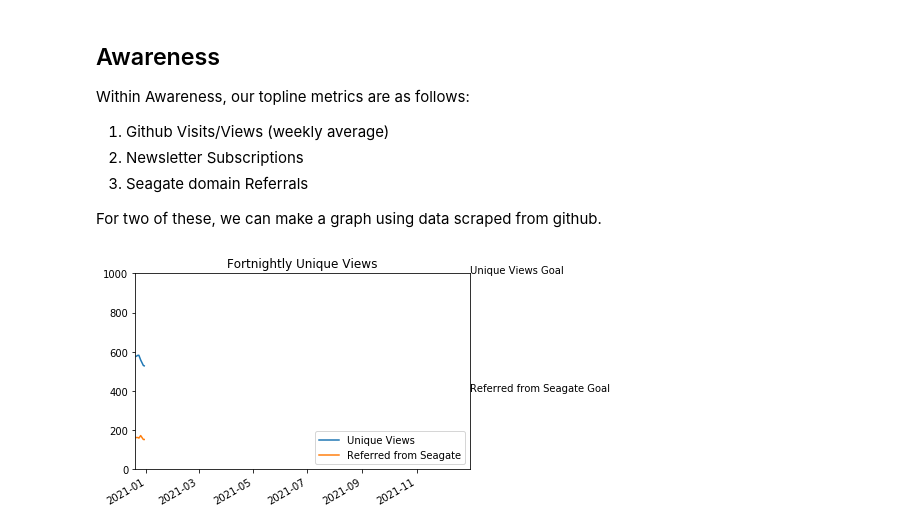
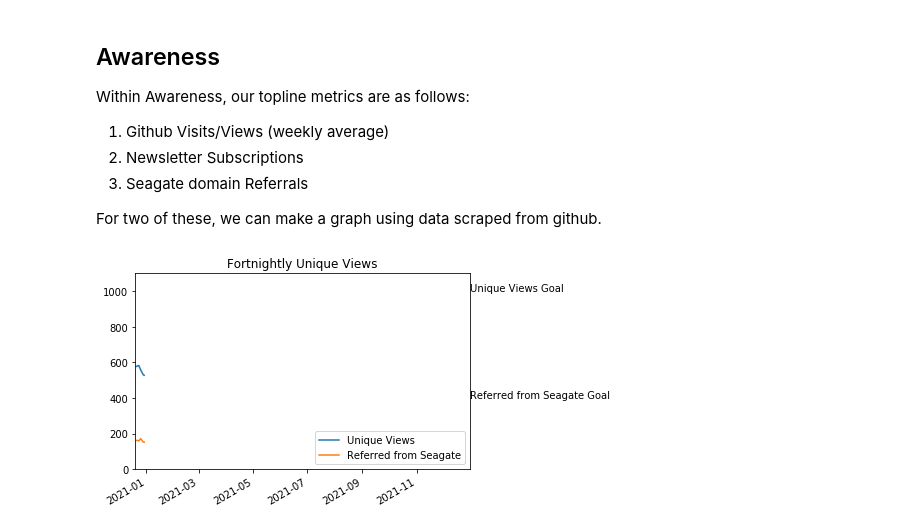
Before and after one commit to Seagate/cortx, a Jupyter notebook: metrics/CORTX_Metrics_Topline_Report.ipynb, the cells around one changed output. Saved outputs shown, nothing was run; the diff lists cells and outputs as text; code cells hidden in the pictures.

```diff
--- a/metrics/CORTX_Metrics_Topline_Report.ipynb
+++ b/metrics/CORTX_Metrics_Topline_Report.ipynb
@@ -24,22 +26,23 @@ Within Awareness, our topline metrics are as follows:
 
 For two of these, we can make a graph using data scraped from github.
 # %%
-import cortx_community
-import cortx_graphing
+%matplotlib inline
+import cortx_community as cc
+import cortx_graphing as cg
 import datetime
 import matplotlib.pyplot as plt
-ps=cortx_community.PersistentStats()
-df=cortx_graphing.get_dataframe(ps=ps,repo='GLOBAL')
+ps=cc.PersistentStats()
+df=cg.get_dataframe(ps=ps,repo='GLOBAL')
 title='Fortnightly Unique Views'
 df['Unique Views']=df['views_unique_14_days']
 df['Referred from Seagate'] = df['seagate_referrer_uniques'] + df['seagate_blog_referrer_uniques']
+columns=['Unique Views','Referred from Seagate']
 goal_date=datetime.datetime(2021,12,31,0,0,0)
 xlim=(None,goal_date)
-ylim=(0,1000)
-df[['Unique Views','Referred from Seagate']].plot(title=title,xlim=xlim,ylim=ylim)
-plt.legend(loc='lower right')
-plt.annotate("Unique Views Goal", (goal_date, 1000))
-plt.annotate("Referred from Seagate Goal", (goal_date,400))
+ylim=(0,1100)
+goal1 = cg.Goal('Unique Views Goal', goal_date,1000)
+goal2 = cg.Goal('Referred from Seagate Goal', goal_date, 400)
+plt = cg.goal_graph(df=df,title=title,xlim=xlim,ylim=ylim,goals=[goal1,goal2],columns=columns)
 plt.show()
 # %% [output]
-[figure, old version]
+[figure, new version]
```
Also changed, not shown: parts of 4 cells of this notebook, 2 other files.
